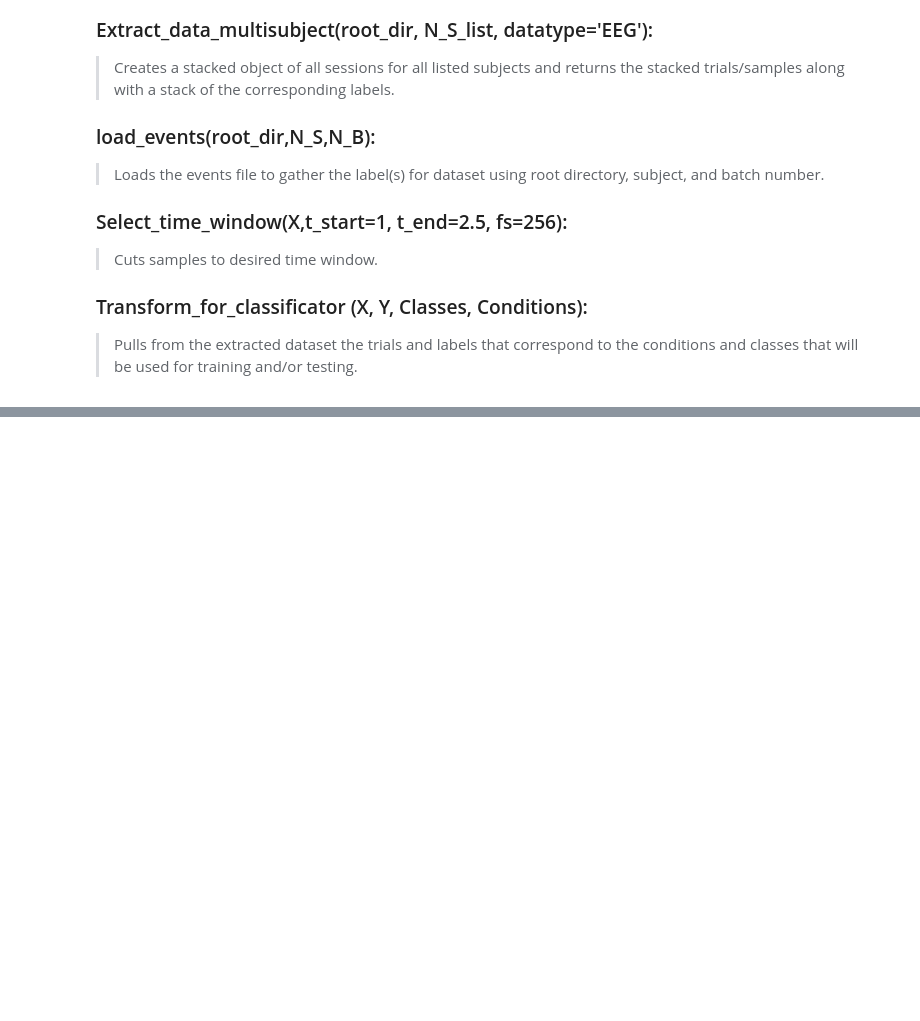
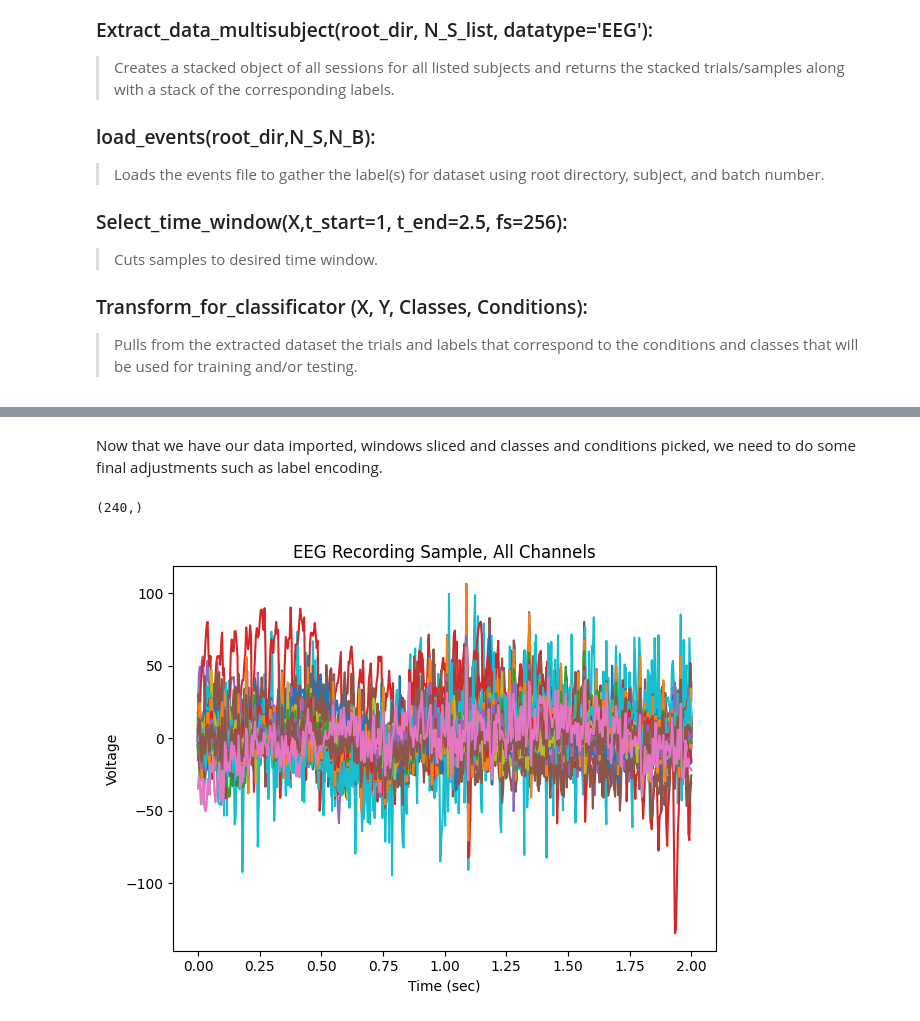
Before and after one commit to nelewerner/ml-project, a Jupyter notebook: inner-speech-drake.ipynb, the cells around one changed output, grey strips where cells are left out. Saved outputs shown, nothing was run; the diff lists cells and outputs as text; code cells hidden in the pictures; blank space fills up the shorter version.

Commit message:
Kaggle Notebook | Inner Speech - Drake | SVM

```diff
--- a/inner-speech-drake.ipynb
+++ b/inner-speech-drake.ipynb
@@ -126,4 +84,0 @@ for i in range(x_norm.shape[1]-1):
-# %%
-X_resize = X * (10**4)
-for i in range(X_resize.shape[1]-1):
-    plt.plot(X_resize[1,i,:]);
@@ -313,0 +85,42 @@ plt.tight_layout()
+# %%
+N_S = 2
+datatype = 'eeg'
+Tstart = 1.5
+Tend = 3.5
+fs = 256
+
+samples,labels = Extract_data_from_subject(root_dir,N_S,datatype)
+# %%
+#Cut time window from 1.5 to 3.5 seconds after stimulus
+samples_2 = Select_time_window(X = samples, t_start = Tstart, t_end = Tend, fs = fs)
+# %%
+#Extract only samples from Inner Condition, all four directions
+X_2, Y_2 = Transform_for_classificator(X = samples_2, Y = labels, Classes = [['ALL']], Conditions = [['Inner']])
+#Convert to microvolts
+X_2 = X_2 * (10**6)
+# %% [markdown]
+Now that we have our data imported, windows sliced and classes and conditions picked, we need to do some final adjustments such as label encoding.
+# %%
+#We are interested in identifying the direction of the trial, given in the second column of the labels. we will one-hot encode for ML
+data_labels= Y_2[:,1]
+#For SVM, we will not one-hot encode the labels
+# Y_2 = pd.get_dummies(Y_2)
+trials_dict = {0:'up',
+               1:'down',
+               2:'right',
+               3:'left'}
+trial_labels = np.array([trials_dict[direction] for direction in data_labels])
+trial_labels.shape
+# %% [output]
+(240,)
+# %%
+plt.figure()
+for i in range(X_2.shape[1]-1):
+    plt.plot(np.linspace(0,2,512), X_2[1,i,:]);
+plt.xlabel('Time (sec)')
+plt.ylabel('Voltage')
+plt.title('EEG Recording Sample, All Channels')
+plt.tight_layout()
+plt.show()
+# %% [output]
+[figure, added]
```
Also changed, not shown: parts of 45 cells of this notebook.
